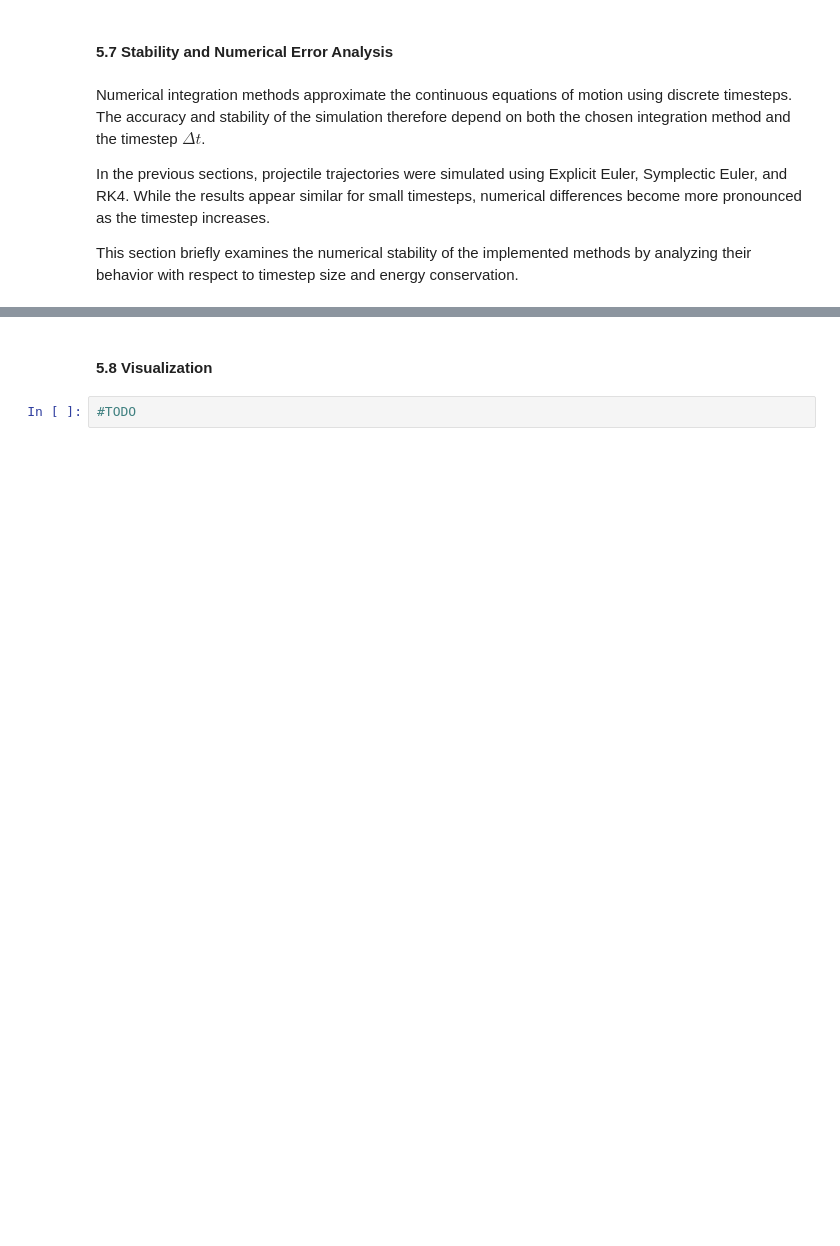
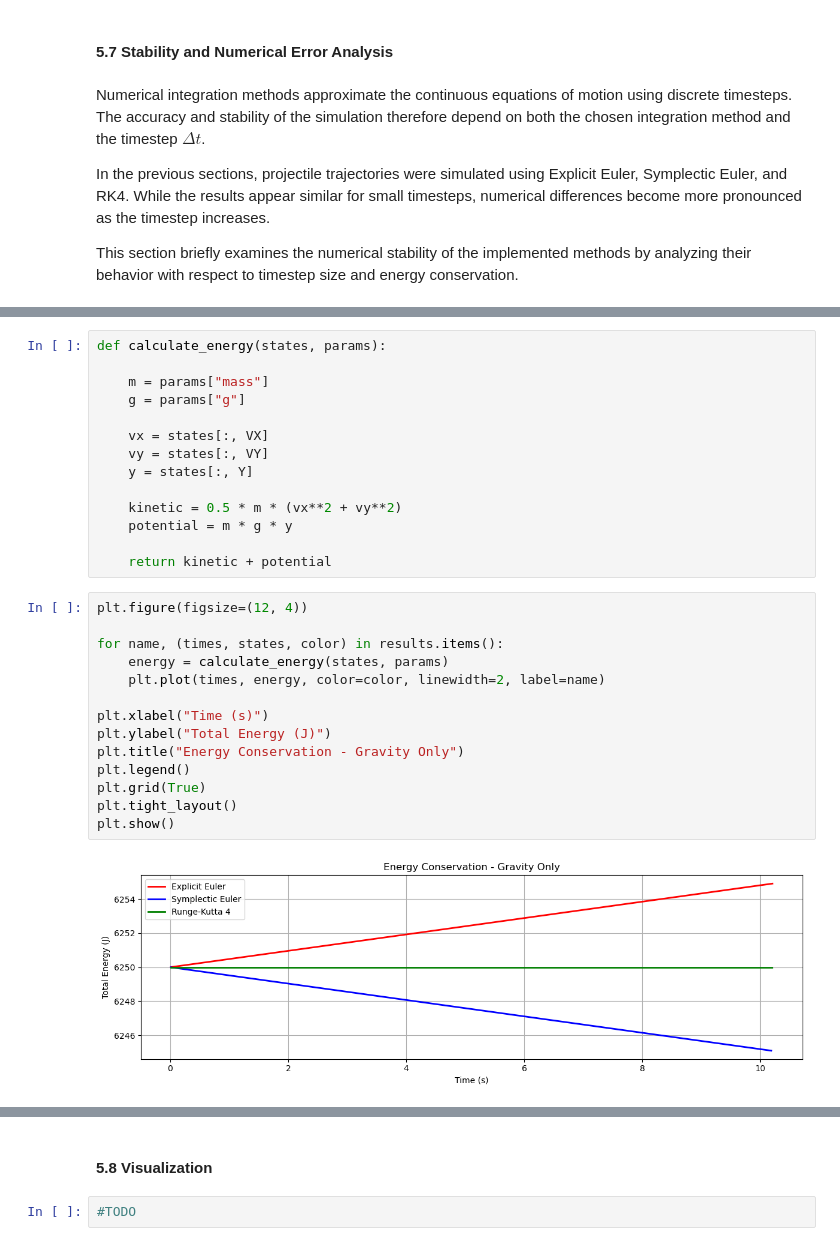
Before and after one commit to Vanya2307/External-Ballistics-and-Ray-Propagation, a Jupyter notebook: ballistics_simulation.ipynb, the cells around one changed output, grey strips where cells are left out. Saved outputs shown, nothing was run; the diff lists cells and outputs as text; blank space fills up the shorter version.

Commit message:
Add stability and energy analysis

```diff
--- a/ballistics_simulation.ipynb
+++ b/ballistics_simulation.ipynb
@@ -557,0 +578,30 @@ This section briefly examines the numerical stability of the implemented methods
+# %%
+def calculate_energy(states, params):
+
+    m = params["mass"]
+    g = params["g"]
+
+    vx = states[:, VX]
+    vy = states[:, VY]
+    y = states[:, Y]
+
+    kinetic = 0.5 * m * (vx**2 + vy**2)
+    potential = m * g * y
+
+    return kinetic + potential
+# %%
+plt.figure(figsize=(12, 4))
+
+for name, (times, states, color) in results.items():
+    energy = calculate_energy(states, params)
+    plt.plot(times, energy, color=color, linewidth=2, label=name)
+
+plt.xlabel("Time (s)")
+plt.ylabel("Total Energy (J)")
+plt.title("Energy Conservation - Gravity Only")
+plt.legend()
+plt.grid(True)
+plt.tight_layout()
+plt.show()
+# %% [output]
+[figure, added]
```
Also changed, not shown: parts of 8 cells of this notebook.
